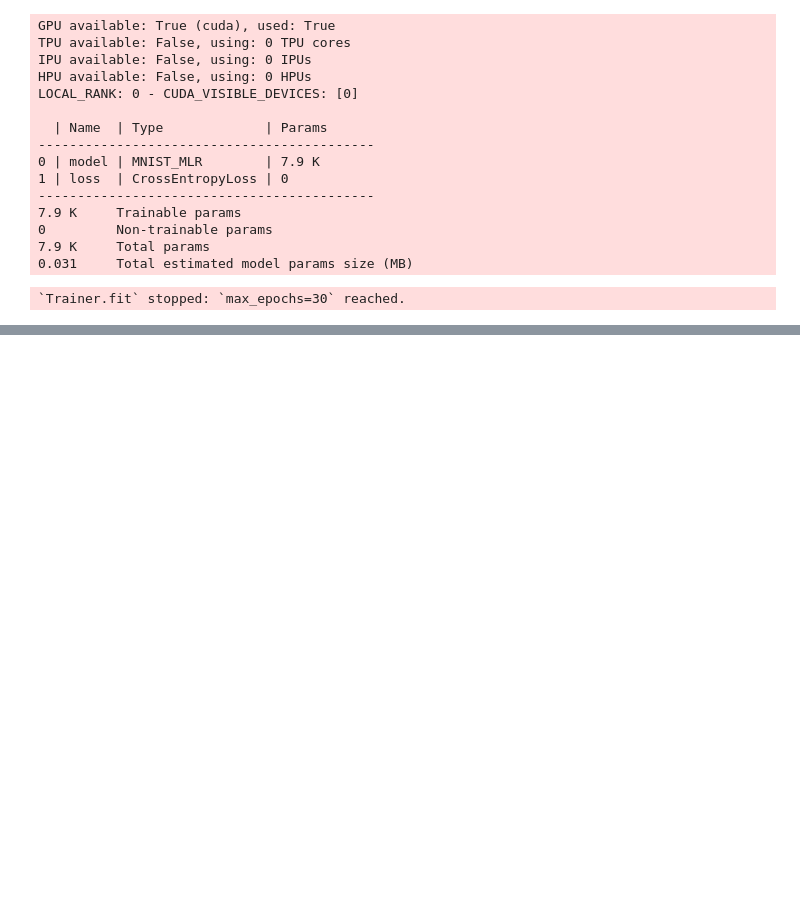
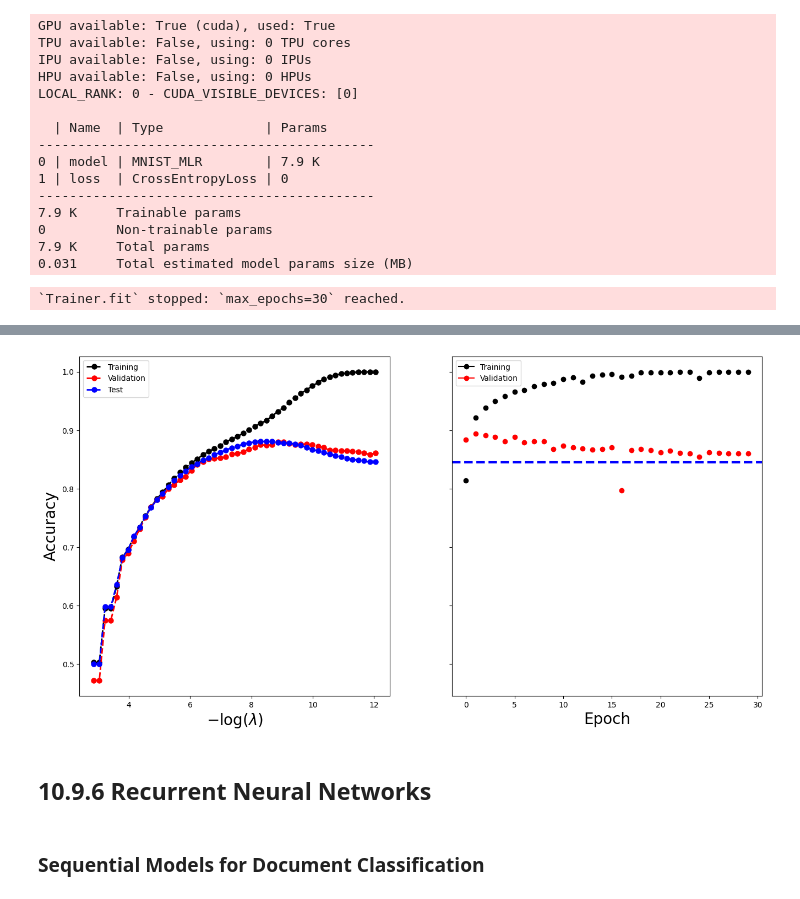
Before and after one commit to Adarsh0047/Introduction-to-Statistical-Learning-With-Python, a Jupyter notebook: Chapter 10/Chapter_10_Deep_Learning.ipynb, the cells around one changed output, grey strips where cells are left out. Cells and saved outputs as stored; diff of their text form; code cells hidden in the pictures; blank space fills up the shorter version.

```diff
--- a/Chapter 10/Chapter_10_Deep_Learning.ipynb
+++ b/Chapter 10/Chapter_10_Deep_Learning.ipynb
@@ -496,0 +849,4 @@ del(mnist_test,
+# %%
+imdb_optimizer = RMSprop(imdb_model.parameters(), lr=0.001)
+imdb_module = SimpleModule.binary_classification(imdb_model,
+                                                 optimizer=imdb_optimizer)
@@ -496,0 +879,3 @@ del(mnist_test,
+# %%
+test_results = imdb_trainer.test(imdb_module, datamodule=imdb_dm)
+test_results
@@ -496,0 +923,39 @@ del(mnist_test,
+# %%
+%%capture
+fig, axes = subplots(1, 2, figsize=(16, 8), sharey=True)
+for ((X_, Y_),
+    data_,
+    color) in zip([(X_train, Y_train),
+                    (X_valid, Y_valid),
+                    (X_test, Y_test)],
+                    ["Training", "Validation", "Test"],
+                    ["black", "red", "blue"]):
+    linpred_ = X_ * coefs.T + intercepts[None, :]
+    label_ = np.array(linpred_ > 0)
+    accuracy_ = np.array([np.mean(Y_ == l) for l in label_.T])
+    axes[0].plot(-np.log(lam_val / X_train.shape[0]),
+                 accuracy_,
+                 ".--",
+                 color=color,
+                 markersize=13,
+                 linewidth=2,
+                 label=data_)
+axes[0].legend()
+axes[0].set_xlabel(r"$-\log(\lambda)$", fontsize=20)
+axes[0].set_ylabel("Accuracy", fontsize=20)
+# %%
+imdb_results = pd.read_csv(imdb_logger.experiment.metrics_file_path)
+summary_plot(imdb_results,
+             axes[1],
+             col="accuracy",
+             ylabel="Accuracy")
+axes[1].set_xticks(np.linspace(0, 30, 7).astype(int))
+axes[1].set_ylabel("Accuracy", fontsize=20)
+axes[1].set_xlabel("Epoch", fontsize=20)
+axes[1].axhline(test_results[0]["test_accuracy"],
+                color="blue",
+                linestyle="--",
+                linewidth=3)
+fig
+# %% [output]
+[figure, added]
@@ -496,0 +969,4 @@ del(mnist_test,
+# %% [markdown]
+## 10.9.6 Recurrent Neural Networks
+# %% [markdown]
+### Sequential Models for Document Classification
```
Also changed, not shown: parts of 45 cells of this notebook.
